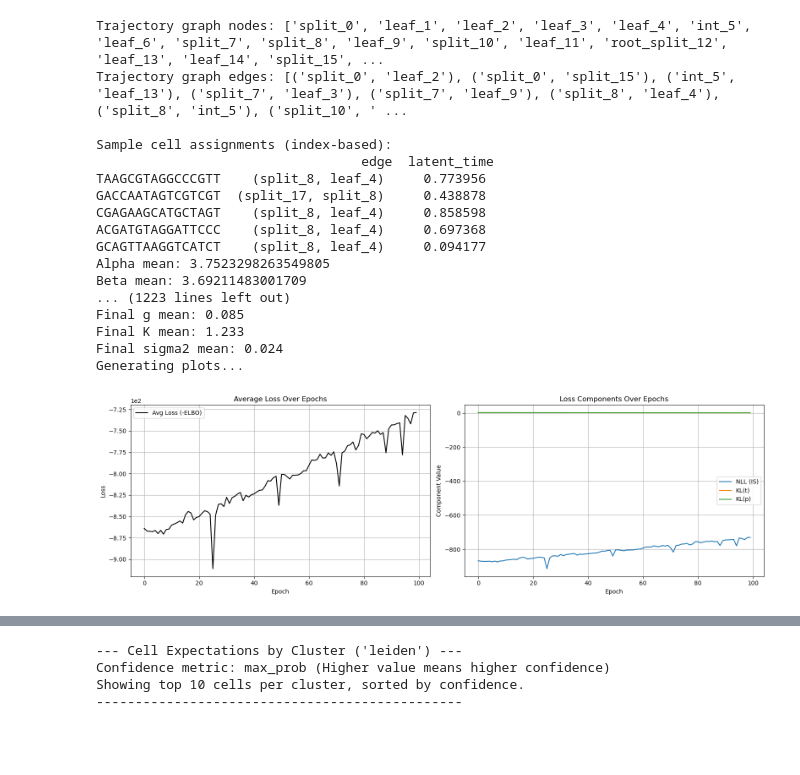
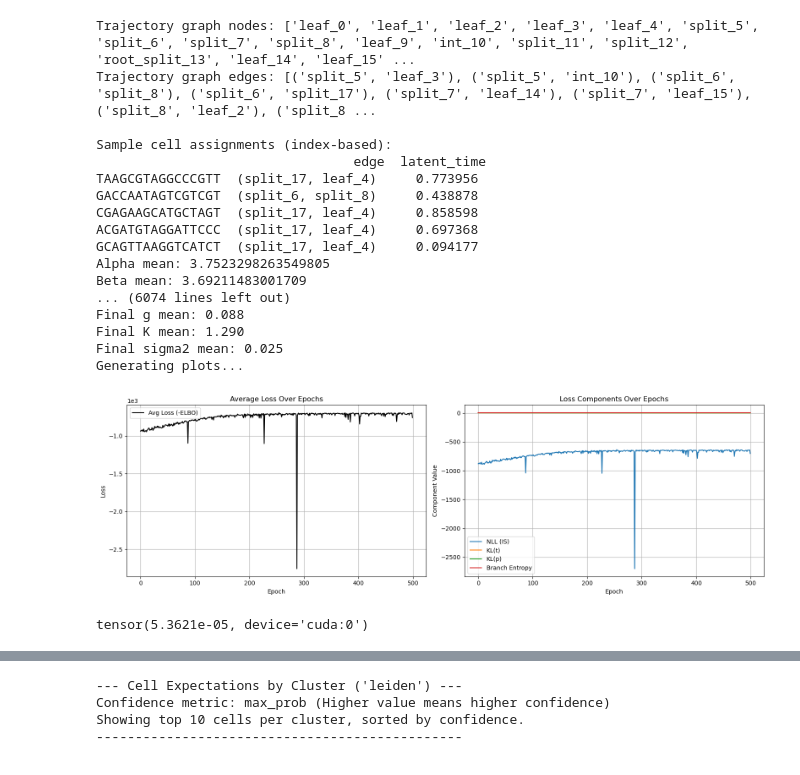
Before and after one commit to GriffinBINF/viCSHMM, a Jupyter notebook: trajectory_test.ipynb, the cells around one changed output, grey strips where cells are left out. Drawn from its saved outputs; the diff is of its cells as text; code cells hidden in the pictures.

```diff
--- a/trajectory_test.ipynb
+++ b/trajectory_test.ipynb
@@ -163,32 +163,38 @@ pi_init = None
 config = {
     "training_mode": 'phase_switching',
     "use_pi": False,
-    "num_epochs": 100,
+    "num_epochs": 500,
     "batch_size": 2048,
     "lr": 0.01,
     # --- Curriculum / Mode specific ---
-    "freeze_posterior_epochs": 5,
+    "freeze_posterior_epochs": 0,  # Immediate posterior updates
     "inference_steps": 1,
     "generative_steps": 3,
     "phase_epochs_inf": 8,
     "phase_epochs_gen": 8,
     # --- ELBO / Loss ---
-    "n_samples": 50,
-    "kl_weight": 1.0,
-    "kl_p_weight": 1.0,
+    "n_samples": 10,
+    "kl_weight": 0.00,               # Weak KL to encourage exploration
+    "kl_p_weight": 0.00,             # Same for prior
     "t_cont_weight": 0.0,
     "transition_weight": 1.0,
     "l1_weight": 1.0,
-    "branch_entropy_weight": 0.0,
+    "branch_entropy_weight": 10.0,   # Force edge assignment entropy
     # --- Tau Annealing ---
-    "tau_start": 5.0,
-    "tau_end": 0.5,
+    "tau_start": 8.0,
+    "tau_end": 1.0,
     "tau_anneal_mode": 'exponential',
     "tau_anneal_rate": 0.05,
+    # --- Proposal Distribution ---
+    "proposal_edge_temp": 10.0,         # Flatten q(edge)
+    "proposal_diffusion_alpha": 0.9,   # Stronger smoothing
+    "proposal_diffusion_steps": 4,
     # --- Device / Extras ---
     "device": device,
-    "gradient_clip_norm": 1.0  # Optional: Set to None to disable
+    "gradient_clip_norm": 1.0
 }
+
+
 
 
 # --- 4. Run Training ---
@@ -247,46 +253,50 @@ else:
     axes[0].legend()
     axes[0].grid(True)
     axes[0].ticklabel_format(style='sci', axis='y', scilimits=(0,0))
 
     # === Component losses ===
     # Plot components that are actually logged
     axes[1].plot(epochs, nll_log, label="NLL (IS)") # Updated label
     axes[1].plot(epochs, kl_t_log, label="KL(t)")
     axes[1].plot(epochs, kl_p_log, label="KL(p)")
     # Only plot branch entropy if weight > 0 and it exists
     if config["branch_entropy_weight"] > 0 and "branch_entropy" in log_history:
          axes[1].plot(epochs, branch_entropy_log, label="Branch Entropy")
 
     # --- Removed plots for t_cont, transition, l1 ---
 
     axes[1].set_title("Loss Components Over Epochs")
     axes[1].set_xlabel("Epoch")
     axes[1].set_ylabel("Component Value")
     # axes[1].set_yscale('symlog') # Use symlog if scales vary wildly
     axes[1].legend()
     axes[1].grid(True)
 
     plt.tight_layout()
     plt.show()
 # %% [output]
-Trajectory graph nodes: ['split_0', 'leaf_1', 'leaf_2', 'leaf_3', 'leaf_4', 'int_5', 'leaf_6', 'split_7', 'split_8', 'leaf_9', 'split_10', 'leaf_11', 'root_split_12', 'leaf_13', 'leaf_14', 'split_15', ...
-Trajectory graph edges: [('split_0', 'leaf_2'), ('split_0', 'split_15'), ('int_5', 'leaf_13'), ('split_7', 'leaf_3'), ('split_7', 'leaf_9'), ('split_8', 'leaf_4'), ('split_8', 'int_5'), ('split_10', ' ...
+Trajectory graph nodes: ['leaf_0', 'leaf_1', 'leaf_2', 'leaf_3', 'leaf_4', 'split_5', 'split_6', 'split_7', 'split_8', 'leaf_9', 'int_10', 'split_11', 'split_12', 'root_split_13', 'leaf_14', 'leaf_15' ...
+Trajectory graph edges: [('split_5', 'leaf_3'), ('split_5', 'int_10'), ('split_6', 'split_8'), ('split_6', 'split_17'), ('split_7', 'leaf_14'), ('split_7', 'leaf_15'), ('split_8', 'leaf_2'), ('split_8 ...
 
 Sample cell assignments (index-based):
-                                  edge  latent_time
-TAAGCGTAGGCCCGTT    (split_8, leaf_4)     0.773956
-GACCAATAGTCGTCGT  (split_17, split_8)     0.438878
-CGAGAAGCATGCTAGT    (split_8, leaf_4)     0.858598
-ACGATGTAGGATTCCC    (split_8, leaf_4)     0.697368
-GCAGTTAAGGTCATCT    (split_8, leaf_4)     0.094177
+                                 edge  latent_time
+TAAGCGTAGGCCCGTT  (split_17, leaf_4)     0.773956
+GACCAATAGTCGTCGT  (split_6, split_8)     0.438878
+CGAGAAGCATGCTAGT  (split_17, leaf_4)     0.858598
+ACGATGTAGGATTCCC  (split_17, leaf_4)     0.697368
+GCAGTTAAGGTCATCT  (split_17, leaf_4)     0.094177
 Alpha mean: 3.7523298263549805
 Beta mean: 3.69211483001709
-... (1223 lines left out)
-Final g mean: 0.085
-Final K mean: 1.233
-Final sigma2 mean: 0.024
+... (6074 lines left out)
+Final g mean: 0.088
+Final K mean: 1.290
+Final sigma2 mean: 0.025
 Generating plots...
-[figure, old version]
+[figure, new version]
+# %%
+print(posterior.edge_logits.grad.norm())
+# %% [output]
+tensor(5.3621e-05, device='cuda:0')
 # %%
 #index_to_edge = {v: k for k, v in edge_to_index.items()}
 def extract_fitted_betas_by_argmax(posterior, index_to_edge, adata):
```
Also changed, not shown: parts of 19 cells of this notebook, 6 other files.
